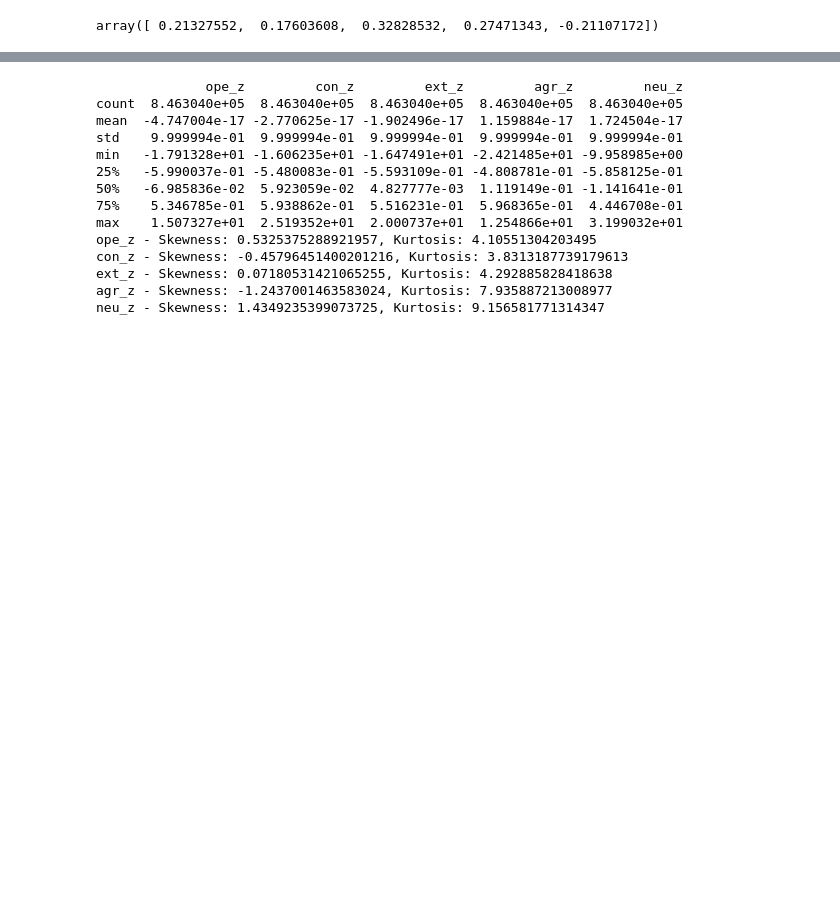
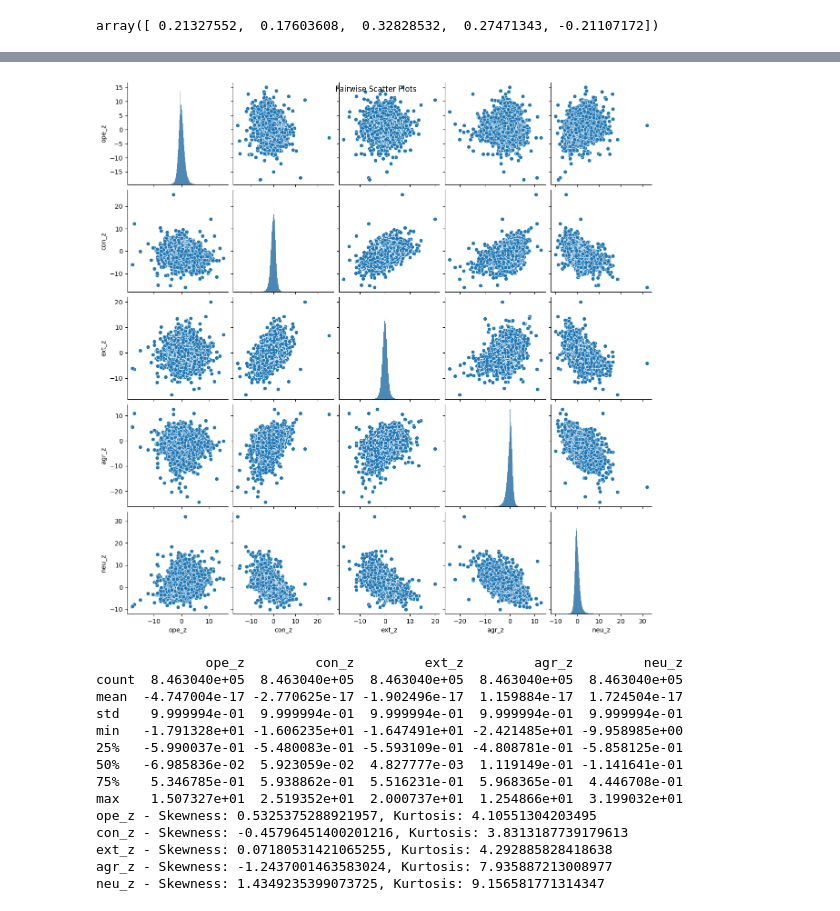
Before and after one commit to wenkai-li/llm_personality, a Jupyter notebook: psychgenerator_opensource/codes/check_big5_data.ipynb, the cells around one changed output, grey strips where cells are left out. Saved outputs shown, nothing was run; the diff lists cells and outputs as text; code cells hidden in the pictures; blank space fills up the shorter version.

```diff
--- a/psychgenerator_opensource/codes/check_big5_data.ipynb
+++ b/psychgenerator_opensource/codes/check_big5_data.ipynb
@@ -43,0 +54,6 @@ df = data_df[['ope_z', 'con_z', 'ext_z', 'agr_z', 'neu_z']]
+# %%
+sns.pairplot(filtered_df)
+plt.suptitle('Pairwise Scatter Plots')
+plt.show()
+# %% [output]
+[figure, added]
```
Also changed, not shown: parts of 4 cells of this notebook.
